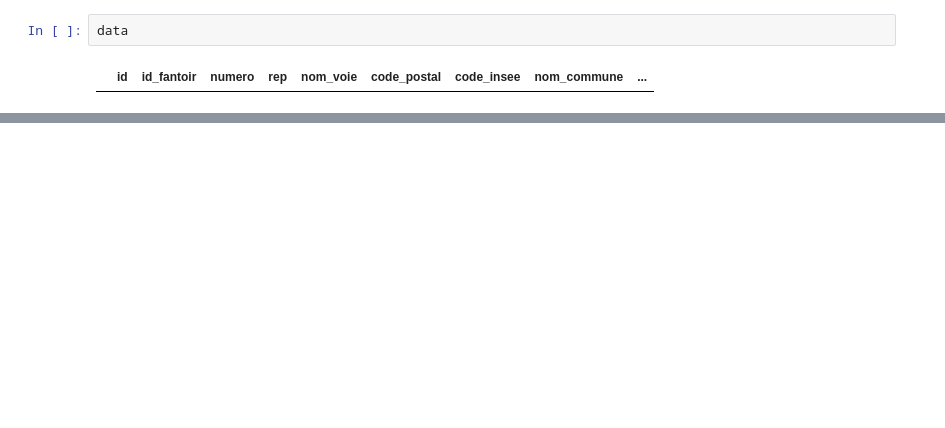
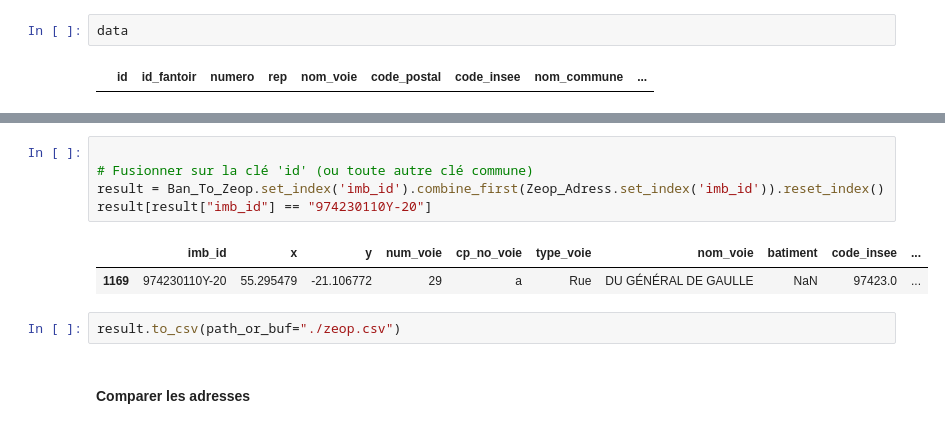
Before and after one commit to gitreunion/datacup-challenge-esi-flipside, a Jupyter notebook: Untitled.ipynb, the cells around one changed output, grey strips where cells are left out. Cells and saved outputs as stored; diff of their text form; blank space fills up the shorter version.

```diff
--- a/Untitled.ipynb
+++ b/Untitled.ipynb
@@ -219,0 +417,12 @@ data
+# %%
+
+# Fusionner sur la clé 'id' (ou toute autre clé commune)
+result = Ban_To_Zeop.set_index('imb_id').combine_first(Zeop_Adress.set_index('imb_id')).reset_index()
+result[result["imb_id"] == "974230110Y-20"]
+# %% [output]
+|  | imb_id | x | y | num_voie | cp_no_voie | type_voie | nom_voie | batiment | code_insee | ... |
+| 1169 | 974230110Y-20 | 55.295479 | -21.106772 | 29 | a | Rue | DU GÉNÉRAL DE GAULLE | NaN | 97423.0 | ... |
+# %%
+result.to_csv(path_or_buf="./zeop.csv")
+# %% [markdown]
+#### Comparer les adresses
```
Also changed, not shown: parts of 49 cells of this notebook, 5 other files.
